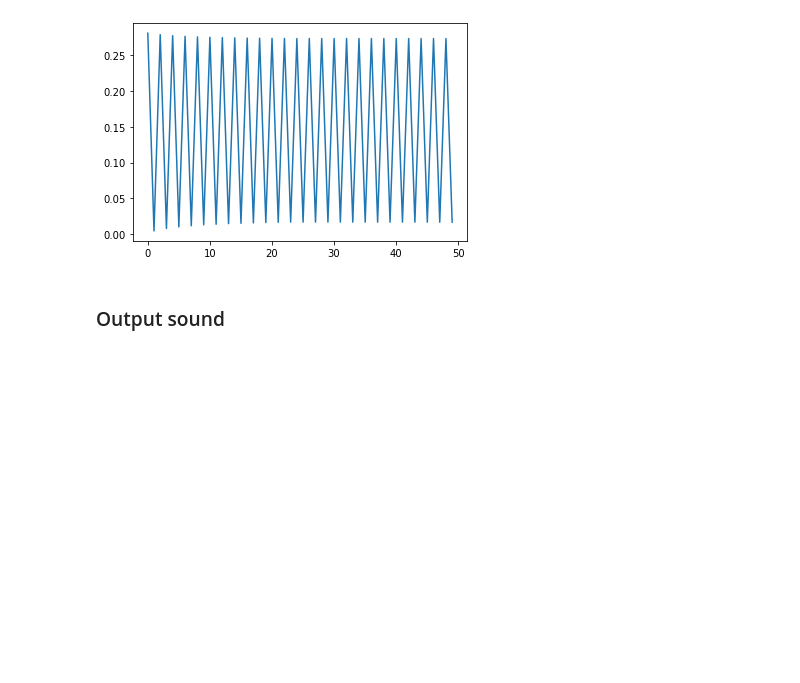
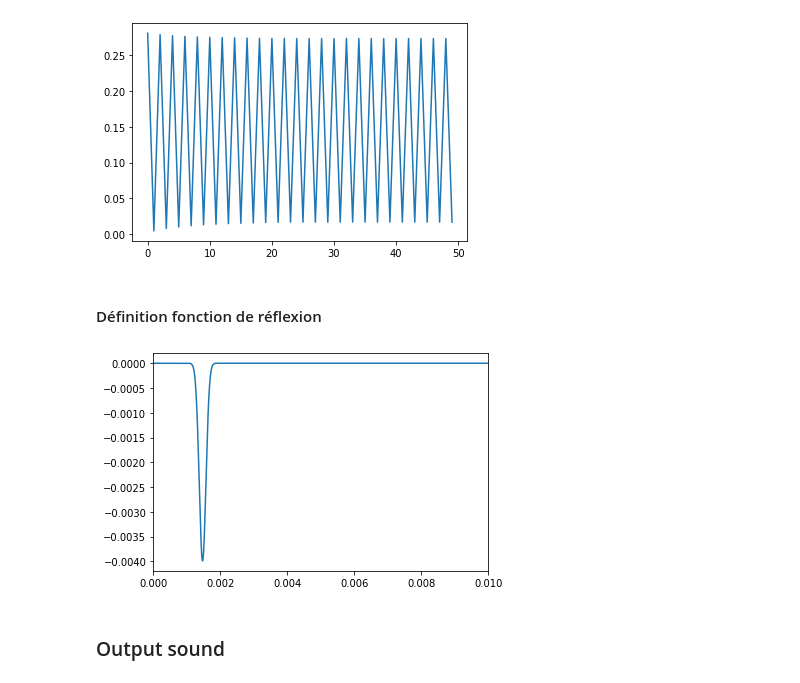
Before and after one commit to dinhviettoanle/pam-auto_oscillations, a Jupyter notebook: code/delay_line.ipynb, the cells around one changed output. Drawn from its saved outputs; the diff is of its cells as text; code cells hidden in the pictures; blank space fills up the shorter version.

```diff
--- a/code/delay_line.ipynb
+++ b/code/delay_line.ipynb
@@ -128,6 +128,25 @@ Gamma =  0.35
 Zeta =  0.6
 [figure]
 [figure]
+# %% [markdown]
+#### Définition fonction de réflexion
+# %%
+L = 0.5
+c = 340
+
+def r(t):
+    mu = L/c
+    sig = 1e-4
+    non_normalized = np.exp(-np.power(t - mu, 2.) / (2 * np.power(sig, 2.)))
+    return -non_normalized / np.sum(non_normalized)
+
+t_list = np.linspace(0, 0.01, 10000)
+r_list = r(t_list)
+plt.plot(t_list, r_list)
+plt.xlim([0, 0.01])
+plt.show()
+# %% [output]
+[figure, added]
 # %% [markdown]
 ### Output sound
 # %%
```
Also changed, not shown: parts of 2 cells of this notebook.
